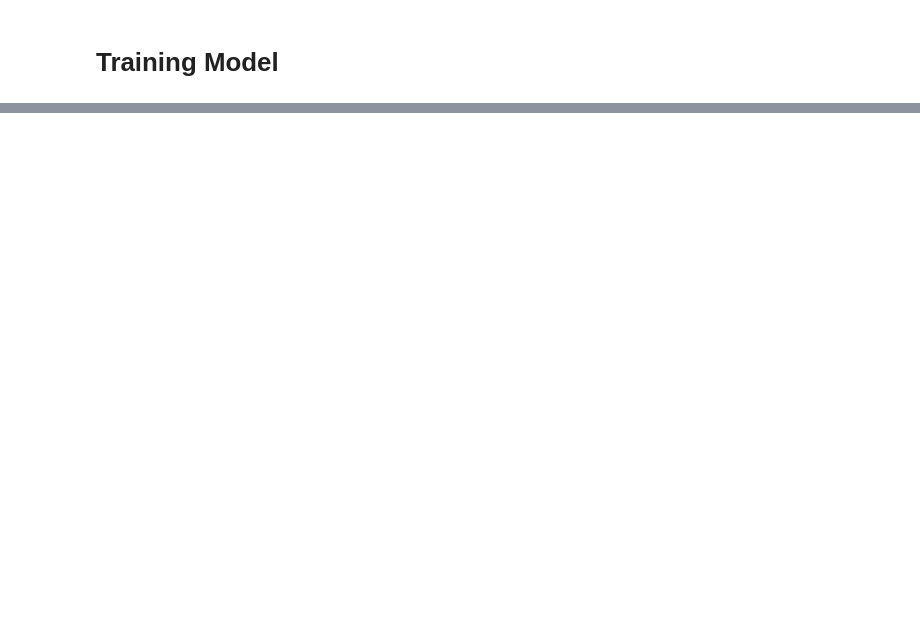
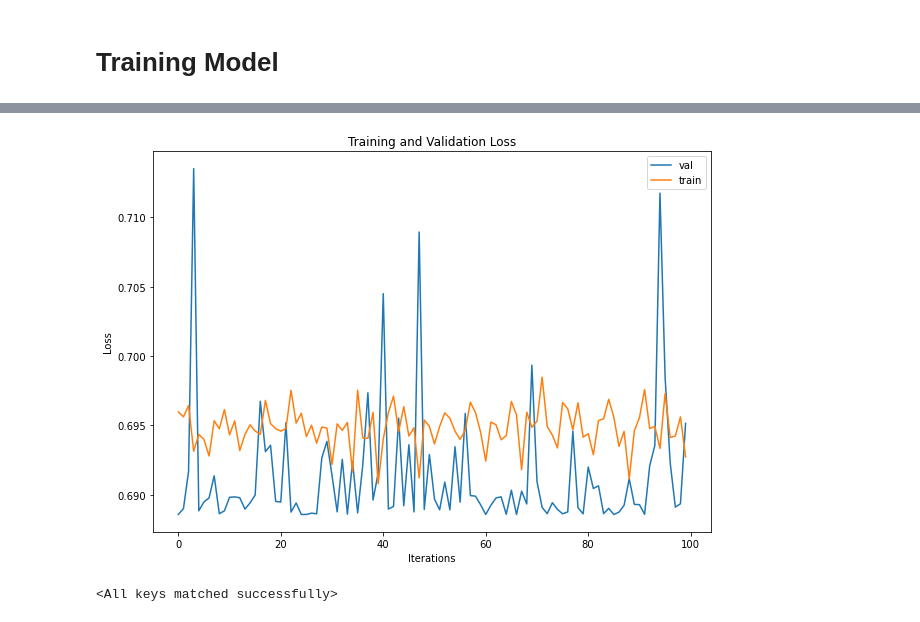
Before and after one commit to Cescollino/FederatedPi, a Jupyter notebook: Client/Client Python Notebook.ipynb, the cells around one changed output, grey strips where cells are left out. Cells and saved outputs as stored; diff of their text form; code cells hidden in the pictures; blank space fills up the shorter version.

```diff
--- a/Client/Client Python Notebook.ipynb
+++ b/Client/Client Python Notebook.ipynb
@@ -315,4 +362,11 @@ Network(
 criterion = nn.CrossEntropyLoss()
 
 # specify optimizer (stochastic gradient descent)
-optimizer = torch.optim.SGD(model.parameters(), lr=0.03)
+#optimizer = torch.optim.SGD(model.parameters(), lr=0.1)
+# optimizer = torch.optim.NAdam(model.parameters(), lr=0.2, betas=(0.9, 0.999), eps=1e-08, weight_decay=0, momentum_decay=0.004)
+optimizer = torch.optim.Adam(model.parameters(), lr=0.03, betas=(0.9, 0.999), eps=1e-08, weight_decay=0, amsgrad=True)
+# %%
+import matplotlib.pyplot as plt
+
+val_losses = []
+train_losses = []
@@ -319,6 +375,6 @@ optimizer = torch.optim.SGD(model.parameters(), lr=0.03)
 # %%
 # number of epochs to train the model
-n_epochs = 200
+n_epochs = 100
 
 # initialize tracker for minimum validation loss
 valid_loss_min = np.Inf # set initial "min" to infinity
@@ -344,6 +400,11 @@ for epoch in range(n_epochs):
         optimizer.step()
         # update running training loss
         train_loss += loss.item()*data.size(0)
+    #############
+    #Tensorboard#
+    #############
+        #train_losses.append(loss.item())
+    train_losses.append(train_loss/len(train_loader.sampler))
 
     ######################
     # validate the model #
@@ -351,11 +412,16 @@ for epoch in range(n_epochs):
     model.eval() # prep model for evaluation
     for data, target in valid_loader:
         # forward pass: compute predicted outputs by passing inputs to the model
-        output = model(data[:,:])
+        output = model(data[:,0:3])
         # calculate the loss
         loss = criterion(output, target)
         # update running validation loss
         valid_loss += loss.item()*data.size(0)
+    #############
+    #Tensorboard#
+    #############
+        #val_losses.append(loss.item())
+    val_losses.append(valid_loss/len(valid_loader.sampler))
 
     # print training/validation statistics
     # calculate average loss over an epoch
@@ -395,0 +462,15 @@ Epoch: 200      Training Loss: 0.692004         Validation Loss: 0.707558
+# %%
+plt.figure(figsize=(10,7))
+plt.title("Training and Validation Loss")
+plt.plot(val_losses,label="val")
+plt.plot(train_losses,label="train")
+plt.xlabel("Iterations")
+plt.ylabel("Loss")
+plt.legend()
+plt.show()
+# %% [output]
+[figure, added]
+# %%
+model.load_state_dict(torch.load('model.pt'))
+# %% [output]
+<All keys matched successfully>
```
Also changed, not shown: parts of 21 cells of this notebook, 3 other files.
